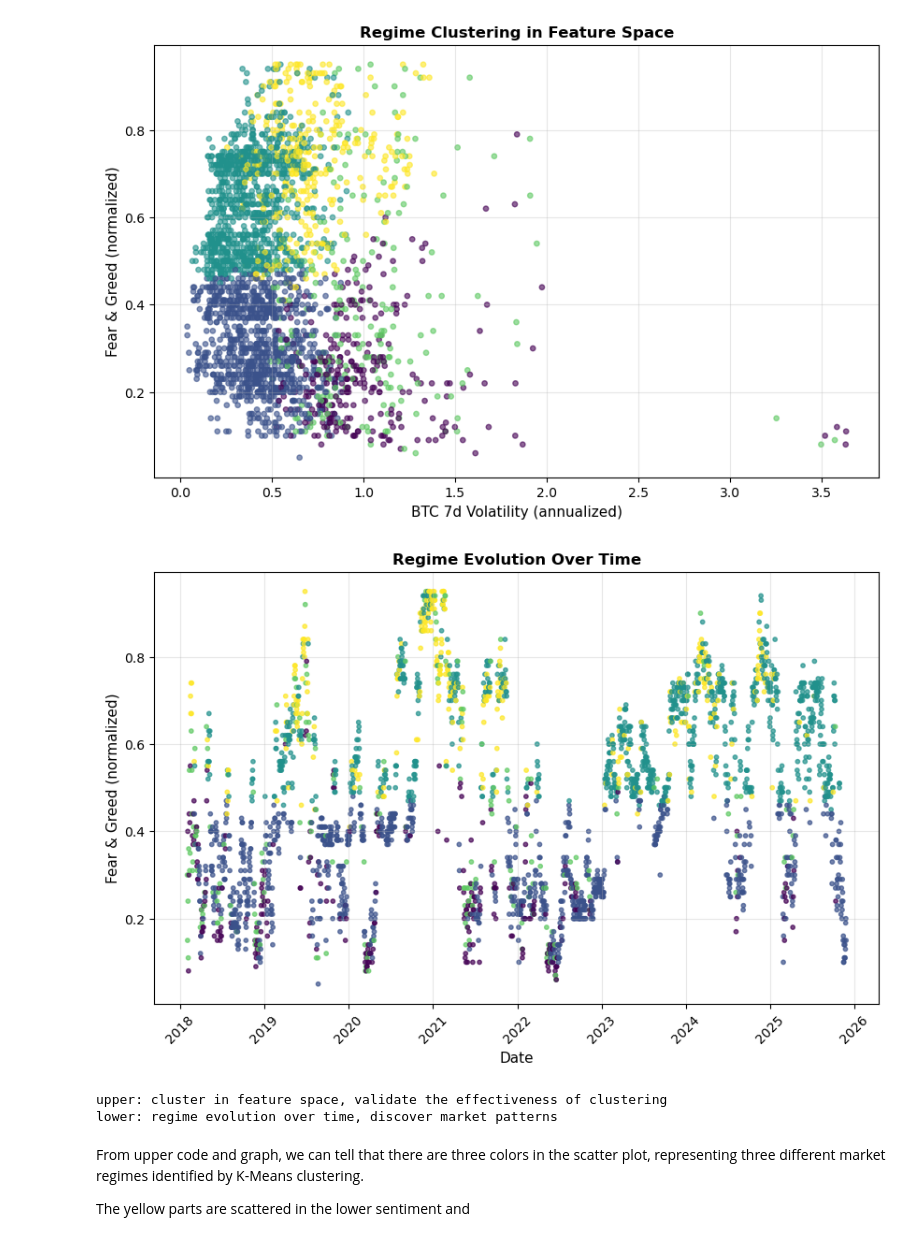
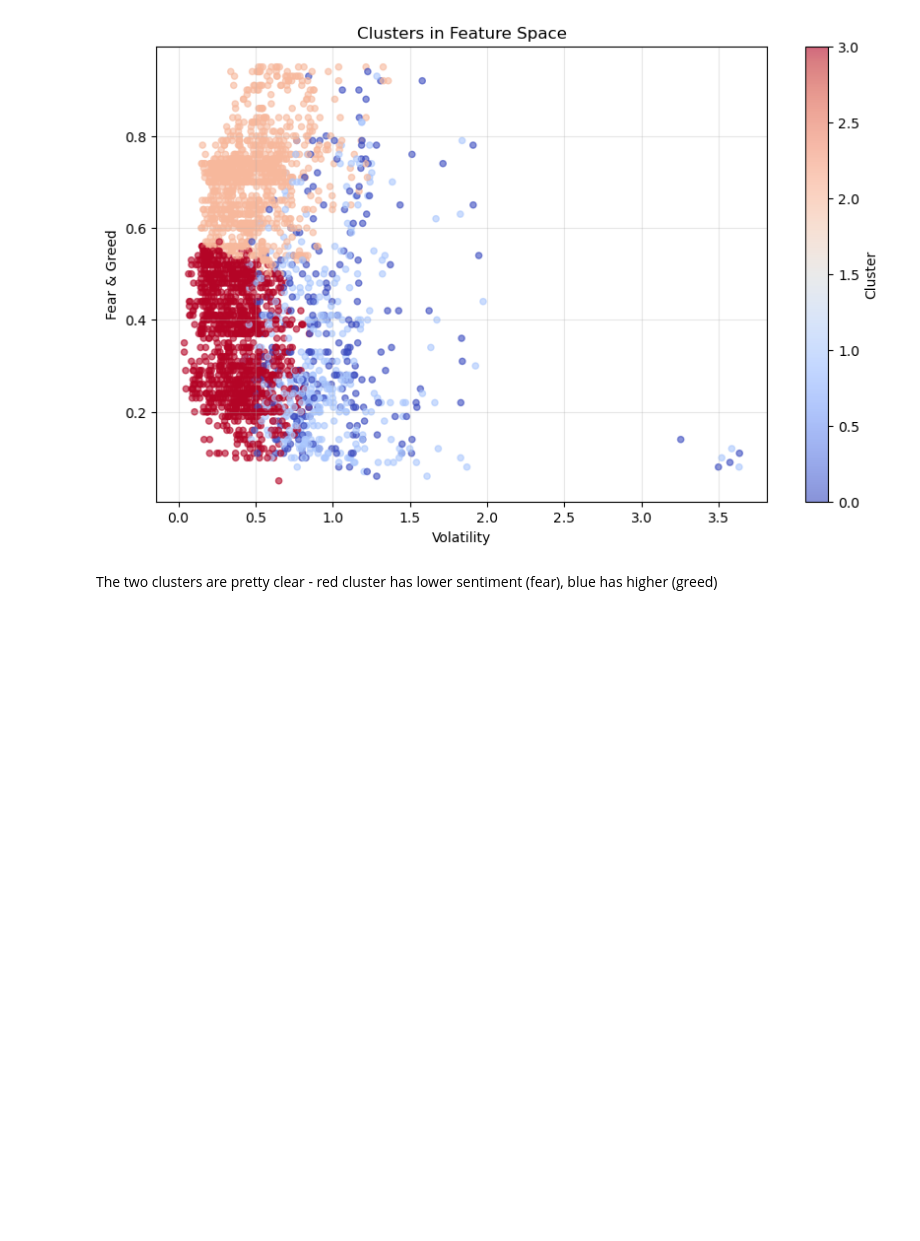
Before and after one commit to liyouqi/market-regime-identification, a Jupyter notebook: notebooks/02_feasible_study.ipynb, the cells around one changed output. Drawn from its saved outputs; the diff is of its cells as text; code cells hidden in the pictures; blank space fills up the shorter version.

Commit message:
Full  version of project

```diff
--- a/notebooks/02_feasible_study.ipynb
+++ b/notebooks/02_feasible_study.ipynb
@@ -13,4 +12,5 @@ CLEAN_DATA_PATH = "../data/processed"
 # %%
-full_market_matrix = pd.read_csv(CLEAN_DATA_PATH + "/full_market_matrix.csv", parse_dates=['date'], index_col='date')
-full_market_matrix.tail()
+# load data
+df = pd.read_csv('../data/processed/full_market_matrix.csv', index_col=0, parse_dates=True)
+df.tail()
 # %% [output]
@@ -260,38 +250,16 @@ Name: count, dtype: int64
 # %%
-# visualization
-
-#Volatility vs Fear&Greed (original feature space)
-plt.figure(figsize=(10,6))
-
+# scatter plot in feature space
+plt.figure(figsize=(10, 6))
 plt.scatter(df_feat['vol_btc_7'], df_feat['fg_norm'],
-           c=df_feat['cluster'], cmap='viridis', s=15, alpha=0.6)
-plt.xlabel("BTC 7d Volatility (annualized)", fontsize=11)
-plt.ylabel("Fear & Greed (normalized)", fontsize=11)
-plt.title("Regime Clustering in Feature Space", fontsize=12, fontweight='bold')
-plt.grid(alpha=0.3)
+           c=df_feat['cluster'], cmap='coolwarm', s=20, alpha=0.6)
+plt.xlabel("Volatility")
+plt.ylabel("Fear & Greed")
+plt.title("Clusters in Feature Space")
+plt.colorbar(label='Cluster')
+plt.grid(True, alpha=0.3)
 plt.show()
-
-#time Series (regime evolution)
-plt.figure(figsize=(10, 6))
-plt.scatter(df_feat['date'], df_feat['fg_norm'],
-              c=df_feat['cluster'], cmap='viridis', s=10, alpha=0.7)
-plt.xlabel("Date", fontsize=11)
-plt.ylabel("Fear & Greed (normalized)", fontsize=11)
-plt.title("Regime Evolution Over Time", fontsize=12, fontweight='bold')
-plt.xticks(rotation=45)
-plt.grid(alpha=0.3)
-plt.show()
-
-print("upper: cluster in feature space, validate the effectiveness of clustering")
-print("lower: regime evolution over time, discover market patterns")
-# print("")
 # %% [output]
-[figure, old version]
+[figure, new version]
-[figure, removed]
-upper: cluster in feature space, validate the effectiveness of clustering
-lower: regime evolution over time, discover market patterns
 # %% [markdown]
-From upper code and graph, we can tell that there are three colors in the scatter plot, representing three different market regimes identified by K-Means clustering.
-
-The yellow parts are scattered in the lower sentiment and
+The two clusters are pretty clear - red cluster has lower sentiment (fear), blue has higher (greed)
 # %% [markdown]
```
Also changed, not shown: parts of 24 cells of this notebook, 4 other files.
